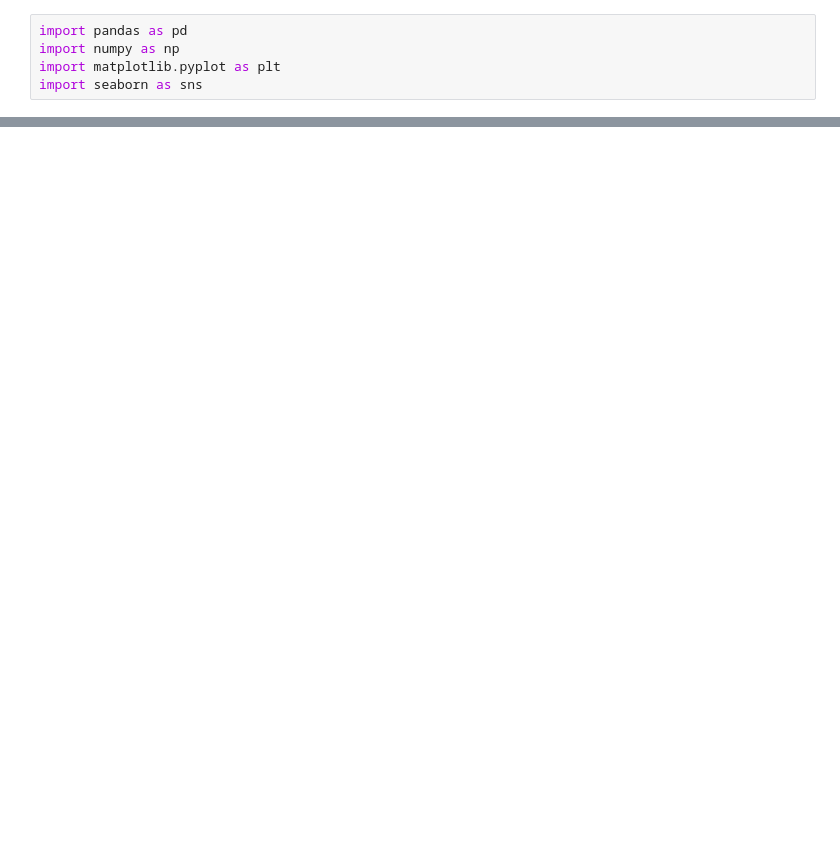
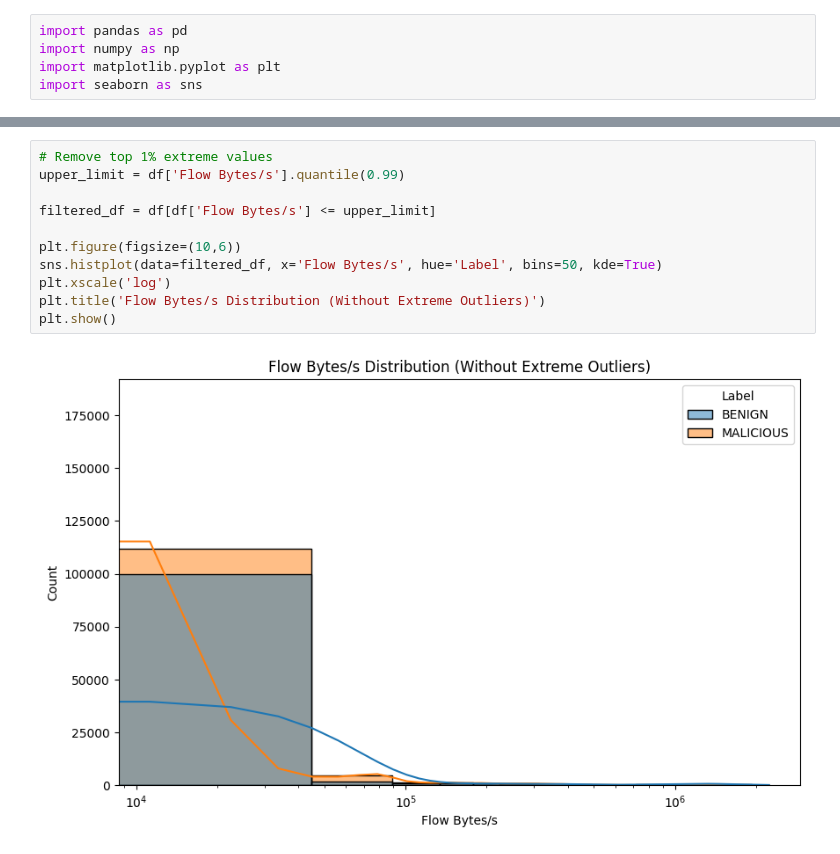
Before and after one commit to BadiaBaghdadi/Encrypted_Network_Traffic_Behavioural_Analysis, a Jupyter notebook: 2_Data_Analysis.ipynb, the cells around one changed output, grey strips where cells are left out. Cells and saved outputs as stored; diff of their text form; blank space fills up the shorter version.

```diff
--- a/2_Data_Analysis.ipynb
+++ b/2_Data_Analysis.ipynb
@@ -357,0 +86,13 @@ plt.show()
+# %%
+# Remove top 1% extreme values
+upper_limit = df['Flow Bytes/s'].quantile(0.99)
+
+filtered_df = df[df['Flow Bytes/s'] <= upper_limit]
+
+plt.figure(figsize=(10,6))
+sns.histplot(data=filtered_df, x='Flow Bytes/s', hue='Label', bins=50, kde=True)
+plt.xscale('log')
+plt.title('Flow Bytes/s Distribution (Without Extreme Outliers)')
+plt.show()
+# %% [output]
+[figure, added]
```
Also changed, not shown: parts of 59 cells of this notebook, 1 other file.
